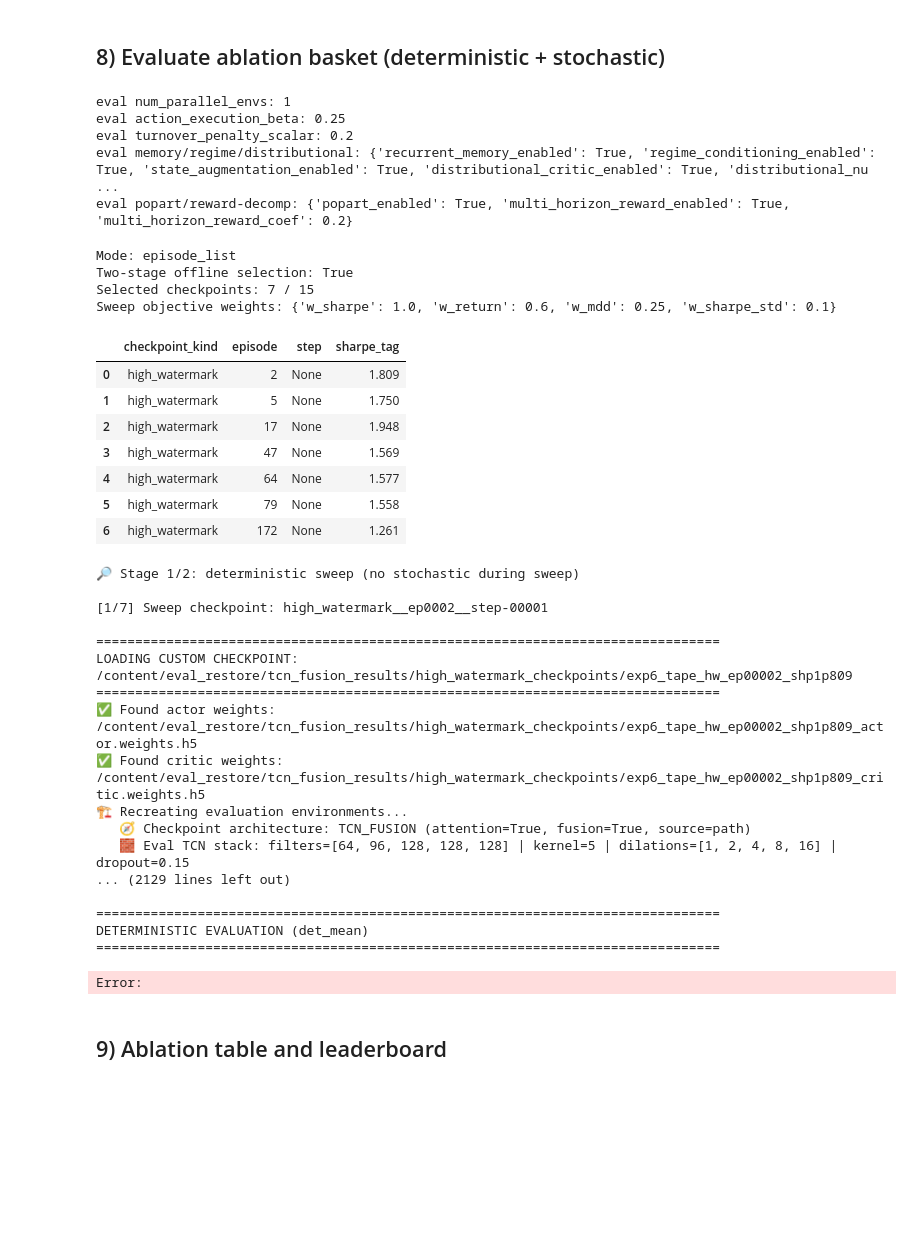
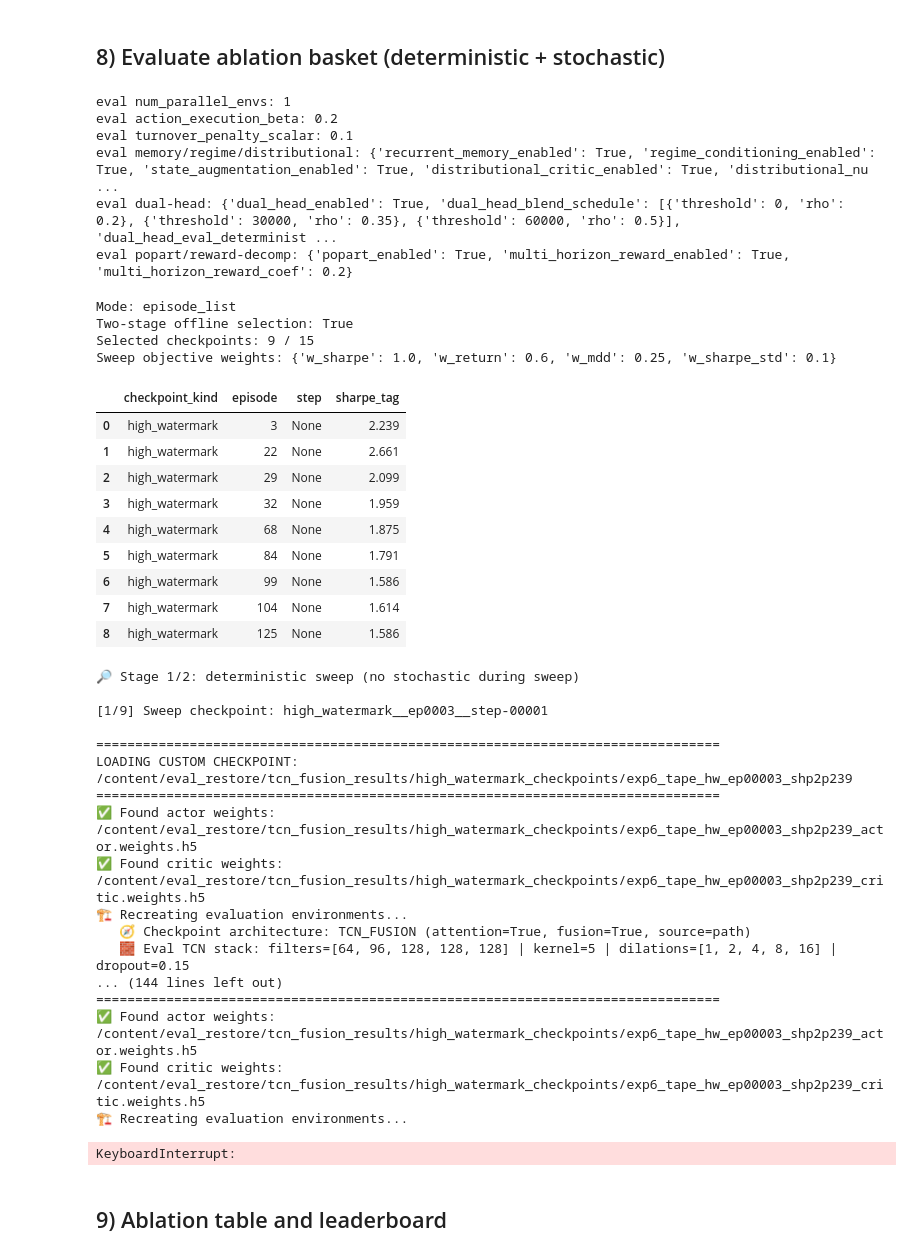
Before and after one commit to Dave-DKings/tcn_tape_vectorized_version, a Jupyter notebook: tcn_evaluation_only.ipynb, the cells around one changed output. Drawn from its saved outputs; the diff is of its cells as text; code cells hidden in the pictures; blank space fills up the shorter version.

```diff
--- a/tcn_evaluation_only.ipynb
+++ b/tcn_evaluation_only.ipynb
@@ -337,6 +337,8 @@ trained_num_parallel_envs = (
 )
 eval_config.setdefault("training_params", {})
 eval_config["training_params"]["num_parallel_envs"] = 1  # evaluation remains single-env
+eval_config["training_params"]["prefer_training_state_layout_for_eval"] = False
+print("   eval prefer_training_state_layout_for_eval:", eval_config["training_params"]["prefer_training_state_layout_for_eval"])
 print("   trained num_parallel_envs:", trained_num_parallel_envs)
 print("   eval num_parallel_envs (forced):", eval_config["training_params"]["num_parallel_envs"])
 
@@ -538,7 +540,7 @@ else:
     else:
         normalized_candidates = [
             EVAL_RESULTS_ROOT / "data" / "master_features_NORMALIZED.csv",
-            Path("/content/tcn_tape_vectorized_version_clean/tcn_tape_vectorized_run2/data/master_features_NORMALIZED.csv"),
+            Path("/content/tcn_tape_vectorized_version_clean/tcn_tape_vectorized_run3/data/master_features_NORMALIZED.csv"),
             Path(eval_config.get("BASE_DATA_PATH", "/content/tcn_tape_vectorized_version_clean/data")) / "master_features_NORMALIZED.csv",
             Path("/content/tcn_tape_vectorized_version_clean/data/master_features_NORMALIZED.csv"),
         ]
@@ -1004,9 +1006,10 @@ print("eval popart/reward-decomp:", {
 })
 # %% [output]
 eval num_parallel_envs: 1
-eval action_execution_beta: 0.25
-eval turnover_penalty_scalar: 0.2
+eval action_execution_beta: 0.2
+eval turnover_penalty_scalar: 0.1
 eval memory/regime/distributional: {'recurrent_memory_enabled': True, 'regime_conditioning_enabled': True, 'state_augmentation_enabled': True, 'distributional_critic_enabled': True, 'distributional_nu ...
+eval dual-head: {'dual_head_enabled': True, 'dual_head_blend_schedule': [{'threshold': 0, 'rho': 0.2}, {'threshold': 30000, 'rho': 0.35}, {'threshold': 60000, 'rho': 0.5}], 'dual_head_eval_determinist ...
 eval popart/reward-decomp: {'popart_enabled': True, 'multi_horizon_reward_enabled': True, 'multi_horizon_reward_coef': 0.2}
 # %%
 def eval_run_one_checkpoint(
@@ -1062,7 +1065,7 @@ def eval_run_one_checkpoint(
 EVAL_RUN_MODE = "episode_list"
 EVAL_INDEX_RANGE = (0, 9999)
 EVAL_EPISODE_RANGE = (1, 9999)
-EVAL_EPISODE_LIST = [17, 5, 2, 64, 47, 79, 172, 162, 159]
+EVAL_EPISODE_LIST = [22, 3, 29, 32, 68, 104, 68, 84, 99, 125]
 
 # Optional: clear previous results each run
 EVAL_RESET_RESULTS = True
@@ -1098,41 +1101,43 @@ elif EVAL_RUN_MODE == "index_range":
 elif EVAL_RUN_MODE == "episode_range":
     ep0, ep1 = EVAL_EPISODE_RANGE
     tmp = eval_ablation_ckpts.copy()
     tmp["_ep_int"] = pd.to_numeric(tmp["episode"], errors="coerce")
     eval_run_ckpts = tmp[(tmp["_ep_int"] >= ep0) & (tmp["_ep_int"] <= ep1)].drop(columns=["_ep_int"]).copy()
 elif EVAL_RUN_MODE == "episode_list":
     want = set(int(x) for x in EVAL_EPISODE_LIST)
     tmp = eval_ablation_ckpts.copy()
     tmp["_ep_int"] = pd.to_numeric(tmp["episode"], errors="coerce").astype("Int64")
     eval_run_ckpts = tmp[tmp["_ep_int"].isin(want)].drop(columns=["_ep_int"]).copy()
 else:
     raise ValueError(f"Unknown EVAL_RUN_MODE: {EVAL_RUN_MODE}")
 
 eval_run_ckpts = eval_run_ckpts.reset_index(drop=True)
 
 print(f"Mode: {EVAL_RUN_MODE}")
 print(f"Two-stage offline selection: {EVAL_TWO_STAGE_OFFLINE_SELECTION}")
 print(f"Selected checkpoints: {len(eval_run_ckpts)} / {len(eval_ablation_ckpts)}")
 print("Sweep objective weights:", {
     "w_sharpe": EVAL_SWEEP_SHARPE_WEIGHT,
     "w_return": EVAL_SWEEP_RETURN_WEIGHT,
     "w_mdd": EVAL_SWEEP_MDD_WEIGHT,
     "w_sharpe_std": EVAL_SWEEP_SHARPE_STD_WEIGHT,
 })
 display(eval_run_ckpts[["checkpoint_kind", "episode", "step", "sharpe_tag"]].head(20))
 # %% [output]
 Mode: episode_list
 Two-stage offline selection: True
-Selected checkpoints: 7 / 15
+Selected checkpoints: 9 / 15
 Sweep objective weights: {'w_sharpe': 1.0, 'w_return': 0.6, 'w_mdd': 0.25, 'w_sharpe_std': 0.1}
 |  | checkpoint_kind | episode | step | sharpe_tag |
-| 0 | high_watermark | 2 | None | 1.809 |
-| 1 | high_watermark | 5 | None | 1.750 |
-| 2 | high_watermark | 17 | None | 1.948 |
-| 3 | high_watermark | 47 | None | 1.569 |
-| 4 | high_watermark | 64 | None | 1.577 |
-| 5 | high_watermark | 79 | None | 1.558 |
-| 6 | high_watermark | 172 | None | 1.261 |
+| 0 | high_watermark | 3 | None | 2.239 |
+| 1 | high_watermark | 22 | None | 2.661 |
+| 2 | high_watermark | 29 | None | 2.099 |
+| 3 | high_watermark | 32 | None | 1.959 |
+| 4 | high_watermark | 68 | None | 1.875 |
+| 5 | high_watermark | 84 | None | 1.791 |
+| 6 | high_watermark | 99 | None | 1.586 |
+| 7 | high_watermark | 104 | None | 1.614 |
+| 8 | high_watermark | 125 | None | 1.586 |
 # %%
 # -----------------------------------------------------------------------------
 # Run evaluation
@@ -1239,11 +1244,11 @@ else:
                     )
                 except Exception as e:
                     eval_failures[run_key] = f"{type(e).__name__}: {e}"
+                    print(f"❌ Failed sweep eval {run_key}: {eval_failures[run_key]}")
 
     if not det_records:
         sweep_failures = {k: v for k, v in eval_failures.items() if "__h" in str(k) and "__s" in str(k)}
-        print("
-❌ Deterministic sweep produced 0 records.")
+        print("❌ Deterministic sweep produced 0 records.")
         print("   checkpoints requested:", len(eval_run_ckpts))
         print("   horizons:", EVAL_SWEEP_HORIZONS, "| start_offsets:", EVAL_SWEEP_START_OFFSETS)
         print("   sweep failure count:", len(sweep_failures))
@@ -1370,6 +1375,16 @@ else:
                 eval_failures[label] = f"{type(e).__name__}: {e}"
                 print(f"❌ Failed winner eval {label}: {eval_failures[label]}")
 
+
+
+
+    print("\n📌 Two-stage evaluation progress summary")
+    print("completed:", len(eval_evaluations), "failed:", len(eval_failures))
+    if eval_failures:
+        print("sample failures:")
+        for k, v in list(eval_failures.items())[:20]:
+            print(" -", k, "->", v)
+
     eval_winner_table = pd.DataFrame(winner_records)
     if not eval_winner_table.empty:
         print("\n✅ Winner checkpoint evaluations (with stochastic runs)")
@@ -1385,22 +1400,22 @@ if eval_failures:
 # %% [output]
 🔎 Stage 1/2: deterministic sweep (no stochastic during sweep)
 
-[1/7] Sweep checkpoint: high_watermark__ep0002__step-00001
+[1/9] Sweep checkpoint: high_watermark__ep0003__step-00001
 
 ================================================================================
-LOADING CUSTOM CHECKPOINT: /content/eval_restore/tcn_fusion_results/high_watermark_checkpoints/exp6_tape_hw_ep00002_shp1p809
+LOADING CUSTOM CHECKPOINT: /content/eval_restore/tcn_fusion_results/high_watermark_checkpoints/exp6_tape_hw_ep00003_shp2p239
 ================================================================================
-✅ Found actor weights: /content/eval_restore/tcn_fusion_results/high_watermark_checkpoints/exp6_tape_hw_ep00002_shp1p809_actor.weights.h5
-✅ Found critic weights: /content/eval_restore/tcn_fusion_results/high_watermark_checkpoints/exp6_tape_hw_ep00002_shp1p809_critic.weights.h5
+✅ Found actor weights: /content/eval_restore/tcn_fusion_results/high_watermark_checkpoints/exp6_tape_hw_ep00003_shp2p239_actor.weights.h5
+✅ Found critic weights: /content/eval_restore/tcn_fusion_results/high_watermark_checkpoints/exp6_tape_hw_ep00003_shp2p239_critic.weights.h5
 🏗️ Recreating evaluation environments...
    🧭 Checkpoint architecture: TCN_FUSION (attention=True, fusion=True, source=path)
    🧱 Eval TCN stack: filters=[64, 96, 128, 128, 128] | kernel=5 | dilations=[1, 2, 4, 8, 16] | dropout=0.15
-... (2129 lines left out)
-
+... (144 lines left out)
 ================================================================================
-DETERMINISTIC EVALUATION (det_mean)
-================================================================================
+✅ Found actor weights: /content/eval_restore/tcn_fusion_results/high_watermark_checkpoints/exp6_tape_hw_ep00003_shp2p239_actor.weights.h5
+✅ Found critic weights: /content/eval_restore/tcn_fusion_results/high_watermark_checkpoints/exp6_tape_hw_ep00003_shp2p239_critic.weights.h5
+🏗️ Recreating evaluation environments...
-Error:
+KeyboardInterrupt:
 # %% [markdown]
 ## 9) Ablation table and leaderboard
 # %%
```
Also changed, not shown: parts of 11 cells of this notebook, 1 other file.
